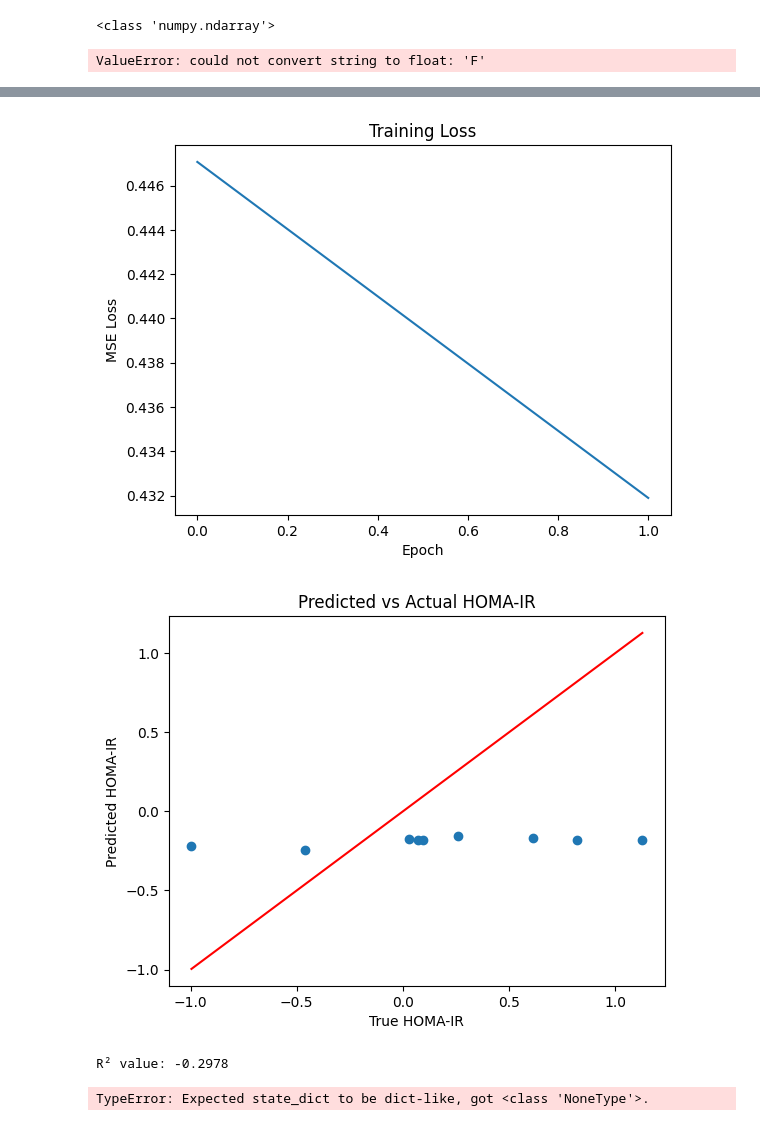
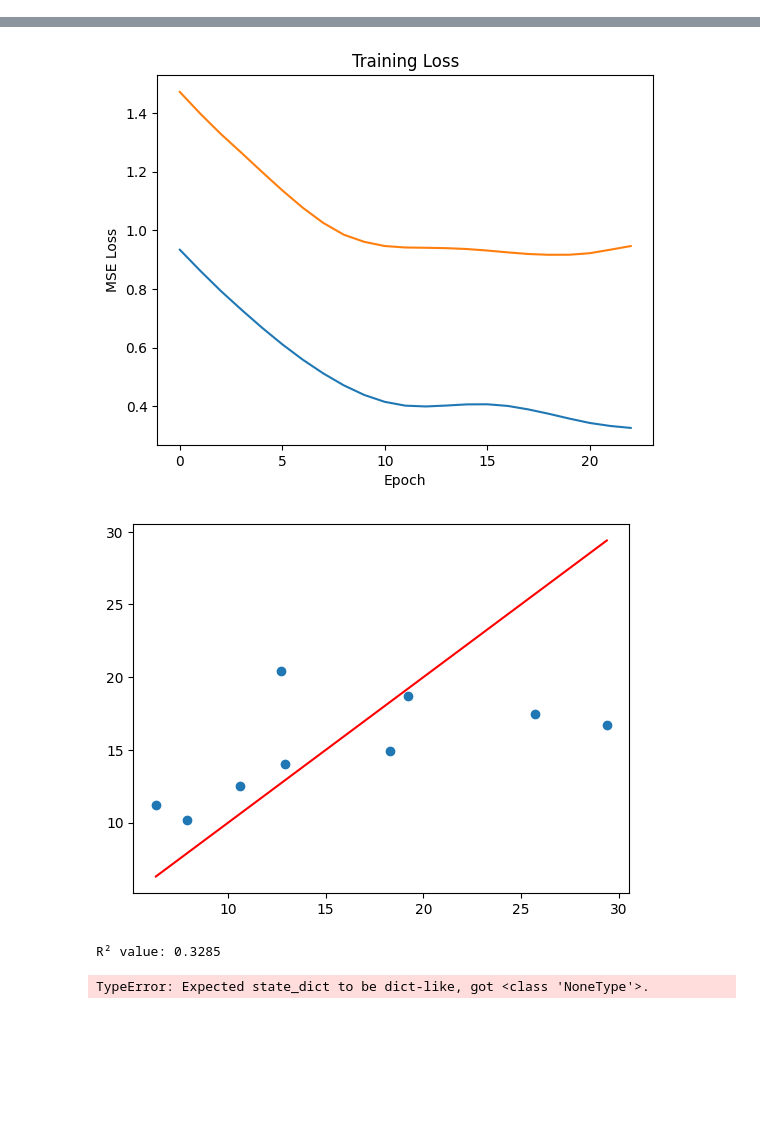
Before and after one commit to OmGuin/nexus-prediction, a Jupyter notebook: lin_model/nn.ipynb, the cells around one changed output, grey strips where cells are left out. Saved outputs shown, nothing was run; the diff lists cells and outputs as text; code cells hidden in the pictures; blank space fills up the shorter version.

```diff
--- a/lin_model/nn.ipynb
+++ b/lin_model/nn.ipynb
@@ -9,10 +9,15 @@ import numpy as np
 import matplotlib.pyplot as plt
 from sklearn.metrics import r2_score
 # %%
-data = pd.read_csv('bio.csv')
+data = pd.read_csv('bio copy.csv')
+gender = {
+    "M":1,
+    "F":0
+}
+data["Gender"] = data["Gender"].map(gender)
 data.dropna(inplace=True)
 X = data[["Age","Gender","BMI","Body weight ","Height "]].values
-y = data["Fasting GLU - PDL (Lab)"].values.reshape(-1, 1)
+y = data["Insulin "].values.reshape(-1, 1)
 # %%
 #df = pd.read_csv('stuff copy.csv')
 
@@ -29,9 +34,6 @@ X_train_tensor = torch.tensor(X_train_scaled, dtype=torch.float32)
 y_train_tensor = torch.tensor(y_train_scaled, dtype=torch.float32)
 X_test_tensor = torch.tensor(X_test_scaled, dtype=torch.float32)
 y_test_tensor = torch.tensor(y_test_scaled, dtype=torch.float32)
-# %% [output]
-<class 'numpy.ndarray'>
-ValueError: could not convert string to float: 'F'
 # %%
 class RegressionNN(nn.Module):
     def __init__(self):
@@ -48,18 +50,18 @@ class RegressionNN(nn.Module):
         return self.model(x)
 
 model = RegressionNN()
-criterion = nn.HuberLoss()
+criterion = nn.MSELoss()
 optimizer = optim.Adam(model.parameters(), lr=0.01, weight_decay=1e-4)
 
 # Training loop
-epochs = 2
+epochs = 1000
 # %%
 best_model_state = None
 
 losses = []
 val_losses = []
 best_loss = float('inf')
-patience = 20
+patience = 4
 trigger_times = 0
 for epoch in range(epochs):
     model.train()
@@ -72,6 +74,7 @@ for epoch in range(epochs):
 
 
     val_loss = criterion(model(X_test_tensor), y_test_tensor).item()
+    val_losses.append(val_loss)
     print(f"Epoch [{epoch+1}/{epochs}], Loss: {loss.item():.4f}, Val Loss: {val_loss:.4f}")
     if val_loss < best_loss:
         best_loss = val_loss
@@ -84,9 +87,6 @@ for epoch in range(epochs):
             model.load_state_dict(best_model)
             break
 
-
-
-# Plot training loss
 plt.plot(losses)
 plt.plot(val_losses)
 plt.xlabel("Epoch")
@@ -94,7 +94,6 @@ plt.ylabel("MSE Loss")
 plt.title("Training Loss")
 plt.show()
 
-# Evaluate on test data
 model.eval()
 with torch.no_grad():
     predictions = model(X_test_tensor).numpy()
@@ -103,12 +102,11 @@ with torch.no_grad():
 
 # Plot predictions vs actual
 plt.scatter(y_true, predictions)
-plt.xlabel("True HOMA-IR")
-plt.ylabel("Predicted HOMA-IR")
+
 plt.plot([min(y_true), max(y_true)], [min(y_true), max(y_true)], color='red')
-plt.title("Predicted vs Actual HOMA-IR")
 plt.show()
 
 r2 = r2_score(y_true, predictions)
 print(f"R² value: {r2:.4f}")
+torch.save(best_model_state, 'model.pth')
 # %% [output]
@@ -117,3 +130,3 @@ Epoch [2/2], Loss: 0.4319, Val Loss: 0.4322
-[figure, old version]
+[figure, new version]
-[figure, old version]
+[figure, new version]
-R² value: -0.2978
+R² value: 0.3285
```
Also changed, not shown: parts of 2 cells of this notebook, 4 other files.
